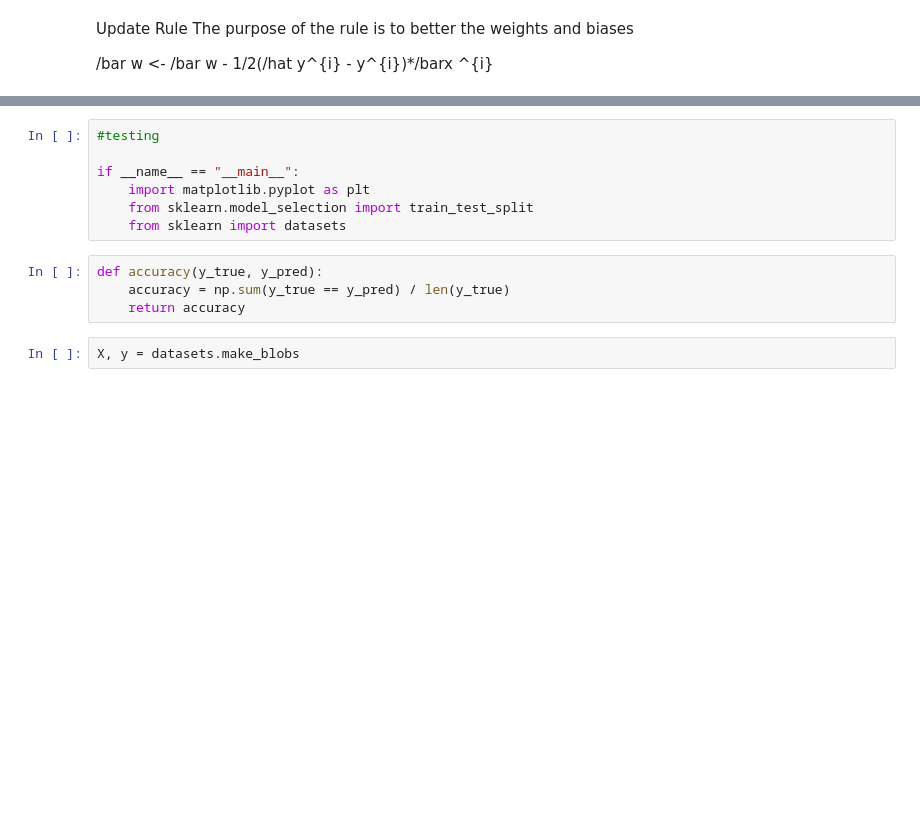
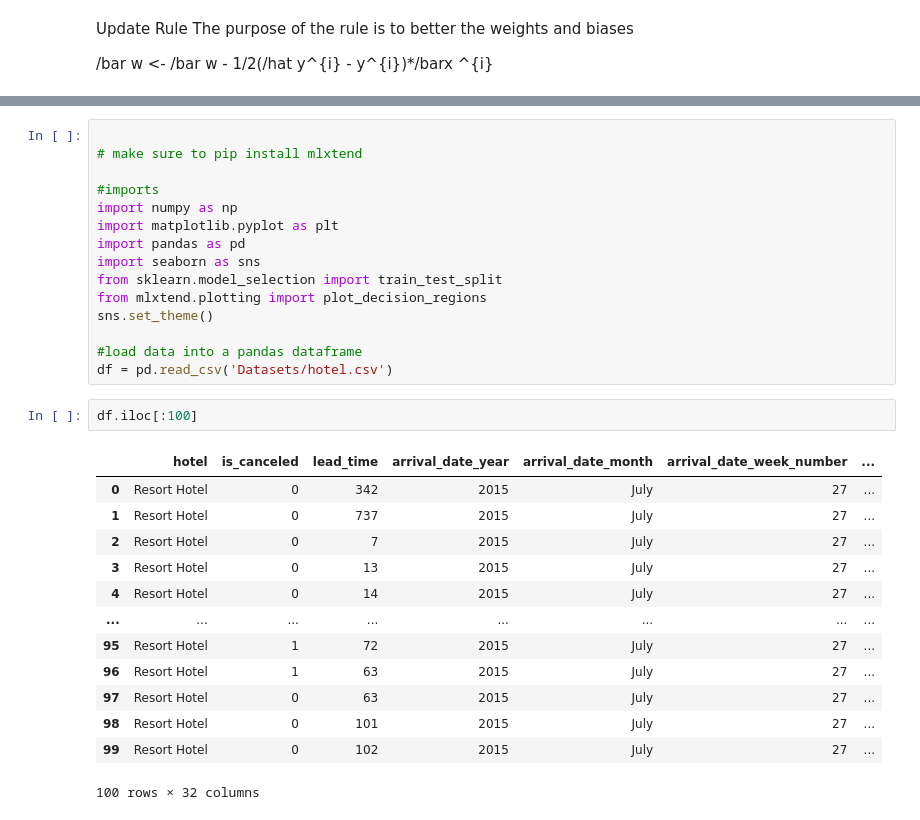
Before and after one commit to aigerim444/Aigerim-CMOR-438-Spring-2025, a Jupyter notebook: Supervised_Learning/perceptron/perceptron.ipynb, the cells around one changed output, grey strips where cells are left out. Drawn from its saved outputs; the diff is of its cells as text; blank space fills up the shorter version.

```diff
--- a/Supervised_Learning/perceptron/perceptron.ipynb
+++ b/Supervised_Learning/perceptron/perceptron.ipynb
@@ -87,13 +52,31 @@ class Perceptron:
-# %%
-#testing
-
-if __name__ == "__main__":
-    import matplotlib.pyplot as plt
-    from sklearn.model_selection import train_test_split
-    from sklearn import datasets
-# %%
-def accuracy(y_true, y_pred):
-    accuracy = np.sum(y_true == y_pred) / len(y_true)
-    return accuracy
-# %%
-X, y = datasets.make_blobs
+# %%
+
+# make sure to pip install mlxtend
+
+#imports
+import numpy as np
+import matplotlib.pyplot as plt
+import pandas as pd
+import seaborn as sns
+from sklearn.model_selection import train_test_split
+from mlxtend.plotting import plot_decision_regions
+sns.set_theme()
+
+#load data into a pandas dataframe
+df = pd.read_csv('Datasets/hotel.csv')
+# %%
+df.iloc[:100]
+# %% [output]
+|  | hotel | is_canceled | lead_time | arrival_date_year | arrival_date_month | arrival_date_week_number | ... |
+| 0 | Resort Hotel | 0 | 342 | 2015 | July | 27 | ... |
+| 1 | Resort Hotel | 0 | 737 | 2015 | July | 27 | ... |
+| 2 | Resort Hotel | 0 | 7 | 2015 | July | 27 | ... |
+| 3 | Resort Hotel | 0 | 13 | 2015 | July | 27 | ... |
+| 4 | Resort Hotel | 0 | 14 | 2015 | July | 27 | ... |
+| ... | ... | ... | ... | ... | ... | ... | ... |
+| 95 | Resort Hotel | 1 | 72 | 2015 | July | 27 | ... |
+| 96 | Resort Hotel | 1 | 63 | 2015 | July | 27 | ... |
+| 97 | Resort Hotel | 0 | 63 | 2015 | July | 27 | ... |
+| 98 | Resort Hotel | 0 | 101 | 2015 | July | 27 | ... |
+| 99 | Resort Hotel | 0 | 102 | 2015 | July | 27 | ... |
+100 rows × 32 columns
```
Also changed, not shown: parts of 17 cells of this notebook, 16 other files.
